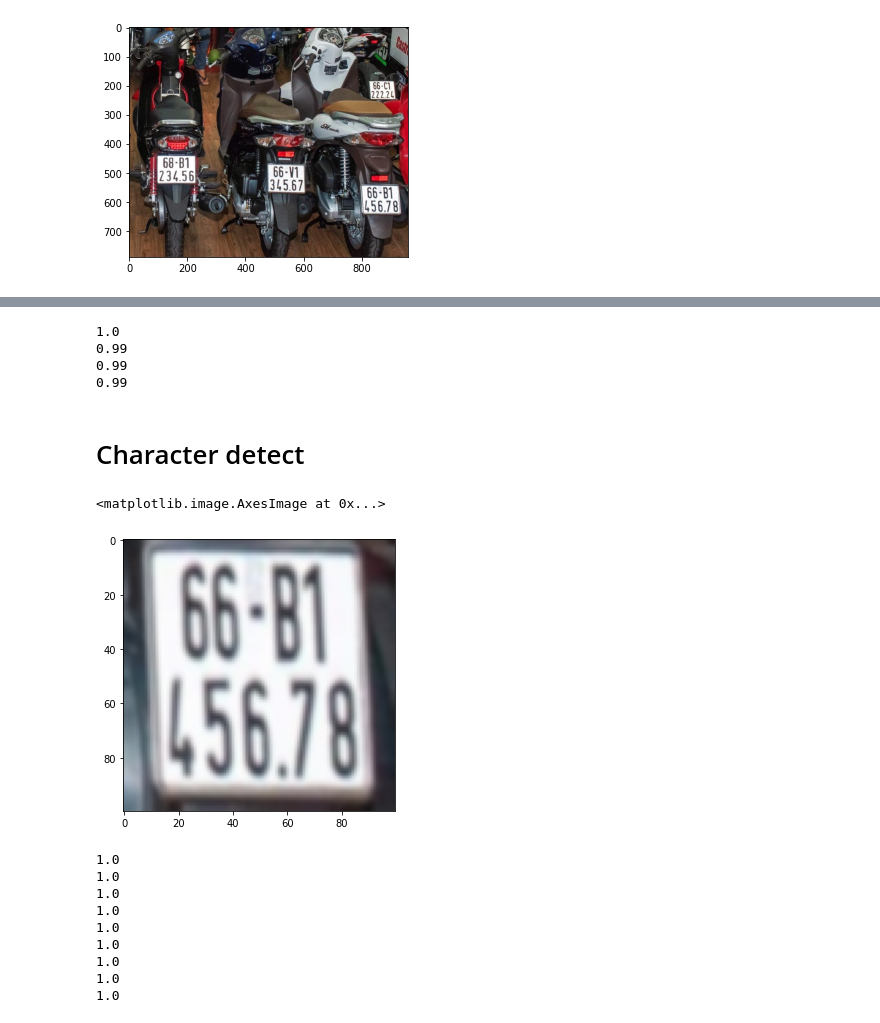
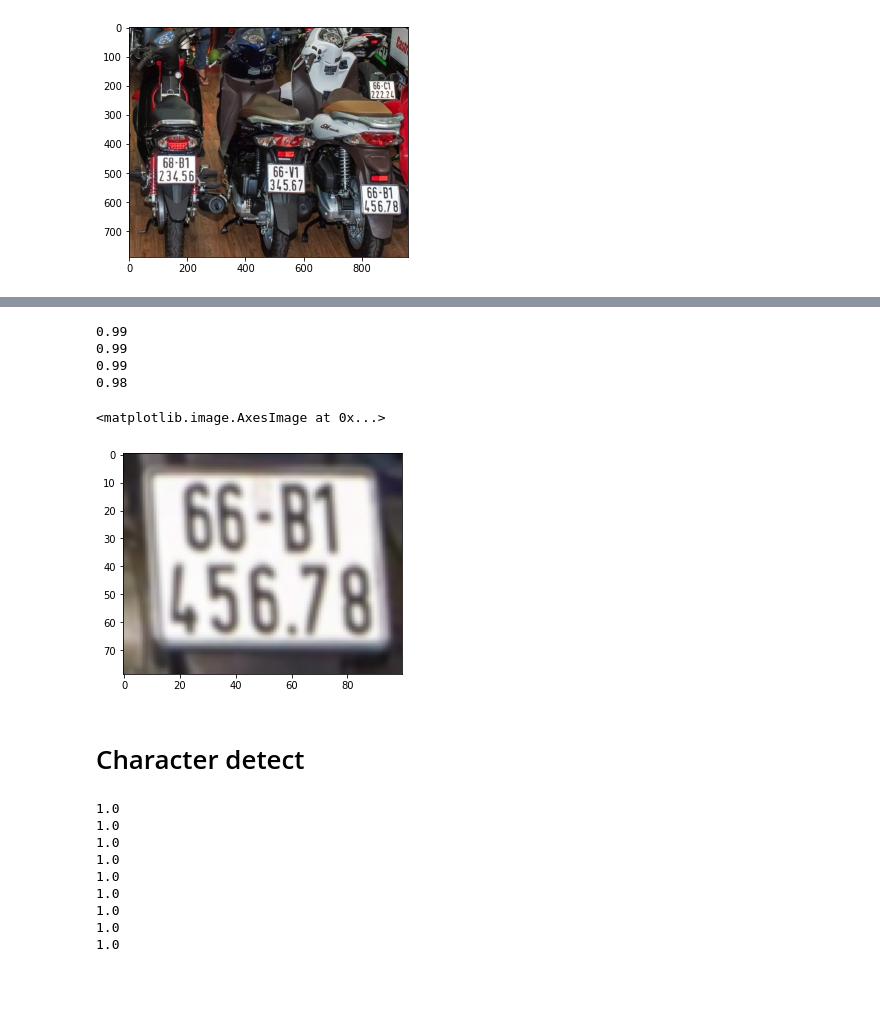
Before and after one commit to Trung-Rei/License-plate-recognition-YOLO, a Jupyter notebook: full_pipeline_LP_reco.ipynb, the cells around one changed output, grey strips where cells are left out. Drawn from its saved outputs; the diff is of its cells as text; code cells hidden in the pictures; blank space fills up the shorter version.

```diff
--- a/full_pipeline_LP_reco.ipynb
+++ b/full_pipeline_LP_reco.ipynb
@@ -17,3 +16,5 @@ LP_model = cv2.dnn.readNet('weights_and_cfg_files/yolo-tinyv4-obj_last.weights',
+# %%
+LP_model = cv2.dnn.readNet('lp_detection/yolov4-tiny-lp-det_best.weights', 'lp_detection/yolov4-tiny-lp-det.cfg')
 # %%
 in_img = cv2.imread(img_path)
 height, width = in_img.shape[:2]
@@ -54,29 +61,33 @@ for output in layeroutput:
             class_ids.append(class_id)
 
 indexes = cv2.dnn.NMSBoxes(boxes, confidences, score_threshold=CONFI_THRES, nms_threshold=0.4)
-# %%
-def crop_im(img, bbox):
-    ih, iw = img.shape[:2]
-    cx, cy, w, h = tuple(bbox * np.array([iw, ih, iw, ih]))
-    x1, y1 = int(cx-w/2), int(cy-h/2)
-    x2, y2 = x1 + int(w), y1 + int(h)
-    x1, y1 = max(0,x1), max(0,y1)
-    new_img = img[y1:y2,x1:x2]
-    return new_img
 # %%
 license_plates = []
+license_plates_crop_resize = []
 
 if len(indexes) > 0:
     for i in indexes.flatten():
-        crop_resize = cv2.resize(crop_im(in_img, bboxes_yolo[i]), (100, 100))
+        crop = crop_im(in_img, bboxes_yolo[i])
+
+        crop_resize = resize_with_ratio(crop, 100/crop.shape[1])
         blr = cv2.GaussianBlur(crop_resize, (5,5), 1.0)
         license_plates.append(blr)
+
+        crop_resize = cv2.resize(crop, (100, 100))
+        blr = cv2.GaussianBlur(crop_resize, (5,5), 1.0)
+        license_plates_crop_resize.append(blr)
+
         print(round(confidences[i], 2))
 # %% [output]
-1.0
 0.99
 0.99
 0.99
+0.98
+# %%
+plt.imshow(license_plates[0])
+# %% [output]
+<matplotlib.image.AxesImage at 0x...>
+[figure, added]
 # %% [markdown]
 # Character detect
 # %%
@@ -84,10 +95,6 @@ char_det_model = cv2.dnn.readNet('weights_and_cfg_files/yolov4-tiny-char-detect_
 # %%
-lp_img = license_plates[0]
+lp_img = license_plates_crop_resize[0]
 height, width = lp_img.shape[:2]
-plt.imshow(cv2.cvtColor(lp_img, cv2.COLOR_BGR2RGB))
-# %% [output]
-<matplotlib.image.AxesImage at 0x...>
-[figure, removed]
 # %%
 blob = cv2.dnn.blobFromImage(lp_img, 1/255.0, (416,416), 0, swapRB=True, crop=False)
 char_det_model.setInput(blob)
```
Also changed, not shown: parts of 9 cells of this notebook, 23 other files.
